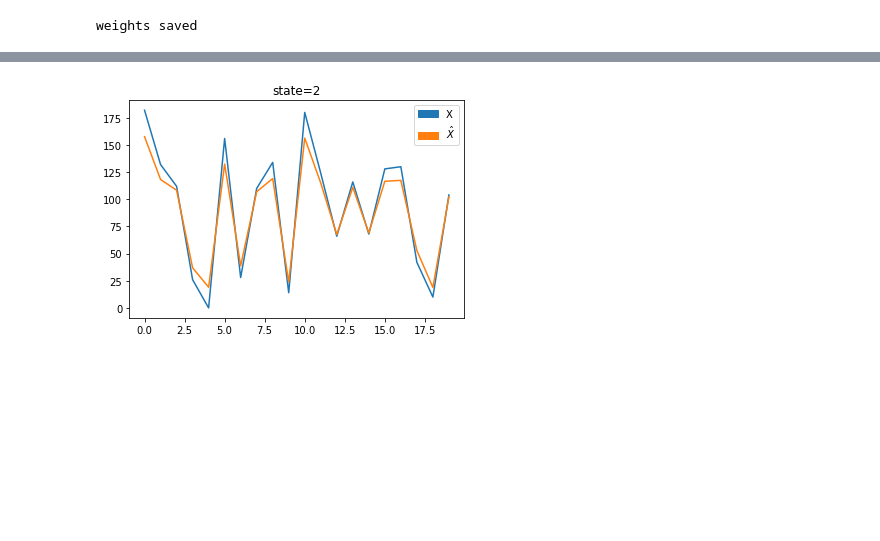
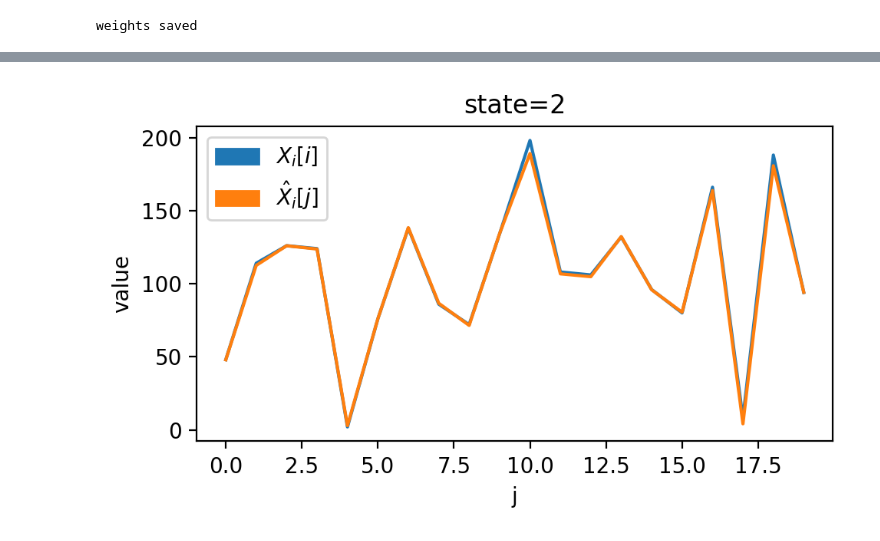
Before and after one commit to Sr-11/SymAE, a Jupyter notebook: rank1/main.ipynb, the cells around one changed output, grey strips where cells are left out. Cells and saved outputs as stored; diff of their text form; code cells hidden in the pictures; blank space fills up the shorter version.

```diff
--- a/rank1/main.ipynb
+++ b/rank1/main.ipynb
@@ -24,25 +24,27 @@ TensorFlow Version:  2.9.1
 # Generate the Dataset
 # 是NN记住了所有state，因为这里的symmetry是完全缠在一起
 # 有可能它只是记住了输入
-n1=3 #ne
-n2=100
-nx=1000
-nt=20
-p=10
-q=10
-dropout_rate=0.5
-states=np.arange(n1)
-nuisances=np.arange(n2)
-X=np.empty((nx,nt,1), dtype = float, order = 'C')
-X_states=np.empty(nx)
-X_nuisances=np.empty((nx,nt))
-D=np.tensordot(states,nuisances,0)
+# 不不关心latent space的
+n1 = 3 #ne
+n2 = 100
+nx = 1000
+nt = 20
+p = 1
+q = 10
+dropout_rate = 0.5
+states = np.arange(n1)+1
+nuisances = np.arange(n2)+1
+X = np.empty((nx,nt,1), dtype = float, order = 'C')
+X_states = np.empty(nx)
+X_nuisances = np.empty((nx,nt))
+D = np.tensordot(states,nuisances,0)
 for i in range(nx):
-    e=np.random.choice(range(n1))
+    e=i%n1
+    e = np.random.choice(range(n1))
     X_states[i]=states[e]
-    c=np.random.choice(range(n2),replace=False,size=nt)
+    c = np.random.choice(range(n2),replace=False,size=nt)
     X_nuisances[i,:]=nuisances[c]
     for t in range(nt):
-        X[i,t,0]=D[e,c[t]]
+        X[i,t,0] = D[e,c[t]]
 # %%
 # Initialize SymAE
@@ -60,3 +55,6 @@ To enable them in other operations, rebuild TensorFlow with the appropriate comp
+# %%
+Adam = tf.keras.optimizers.Adam(learning_rate=0.0001,beta_1=0.9,beta_2=0.999,epsilon=1e-07)
+model.compile(loss='mse',optimizer=Adam)
 # %%
 # Train the NeuralNet
 M=200
@@ -87,12 +86,16 @@ weights saved
 # Plot the result
 Y=model.predict(X)
 i=0
+plt.figure(figsize=(5,3),dpi=200)
 plt.plot(range(nt),X[i,:,0])
 plt.plot(range(nt),Y[i,:,0])
 plt.title('state=%d'%(X_states[i]))
-blue_patch = mpatches.Patch(color='C0', label='X')
-orange_patch = mpatches.Patch(color='C1', label='$\hat{X}$')
+blue_patch = mpatches.Patch(color='C0', label='$X_i[i]$')
+orange_patch = mpatches.Patch(color='C1', label='$\hat{X}_i[j]$')
 plt.legend(handles=[blue_patch,orange_patch])
+plt.xlabel('j')
+plt.ylabel('value')
 fig=plt.gcf()
+plt.tight_layout()
 plt.show()
 # %% [output]
@@ -100,4 +103,4 @@ plt.show()
-[figure, old version]
+[figure, new version]
 # %%
 # Save plot
 plot_save(fig,ID=-1)
```
Also changed, not shown: parts of 10 cells of this notebook, 40 other files.
